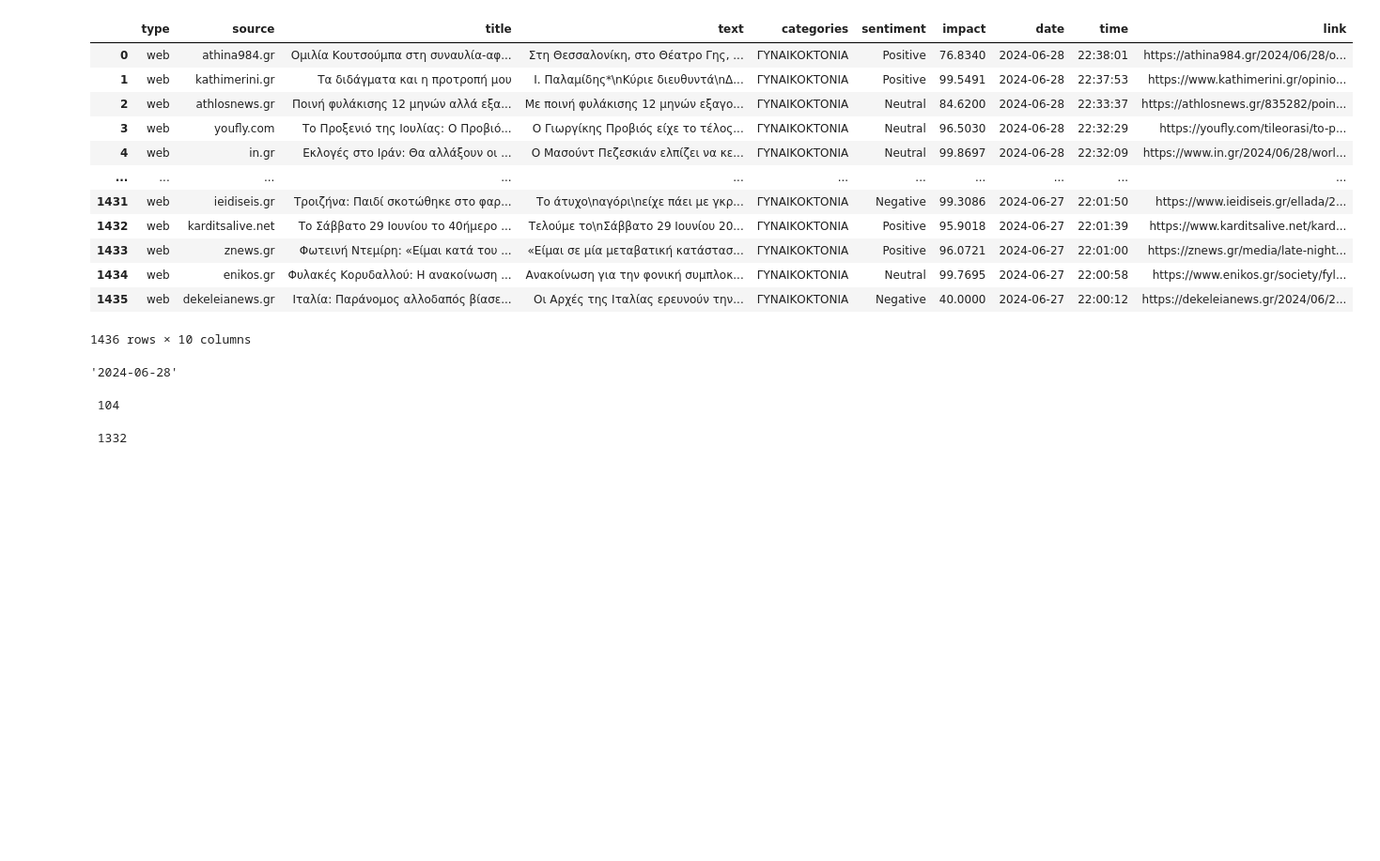
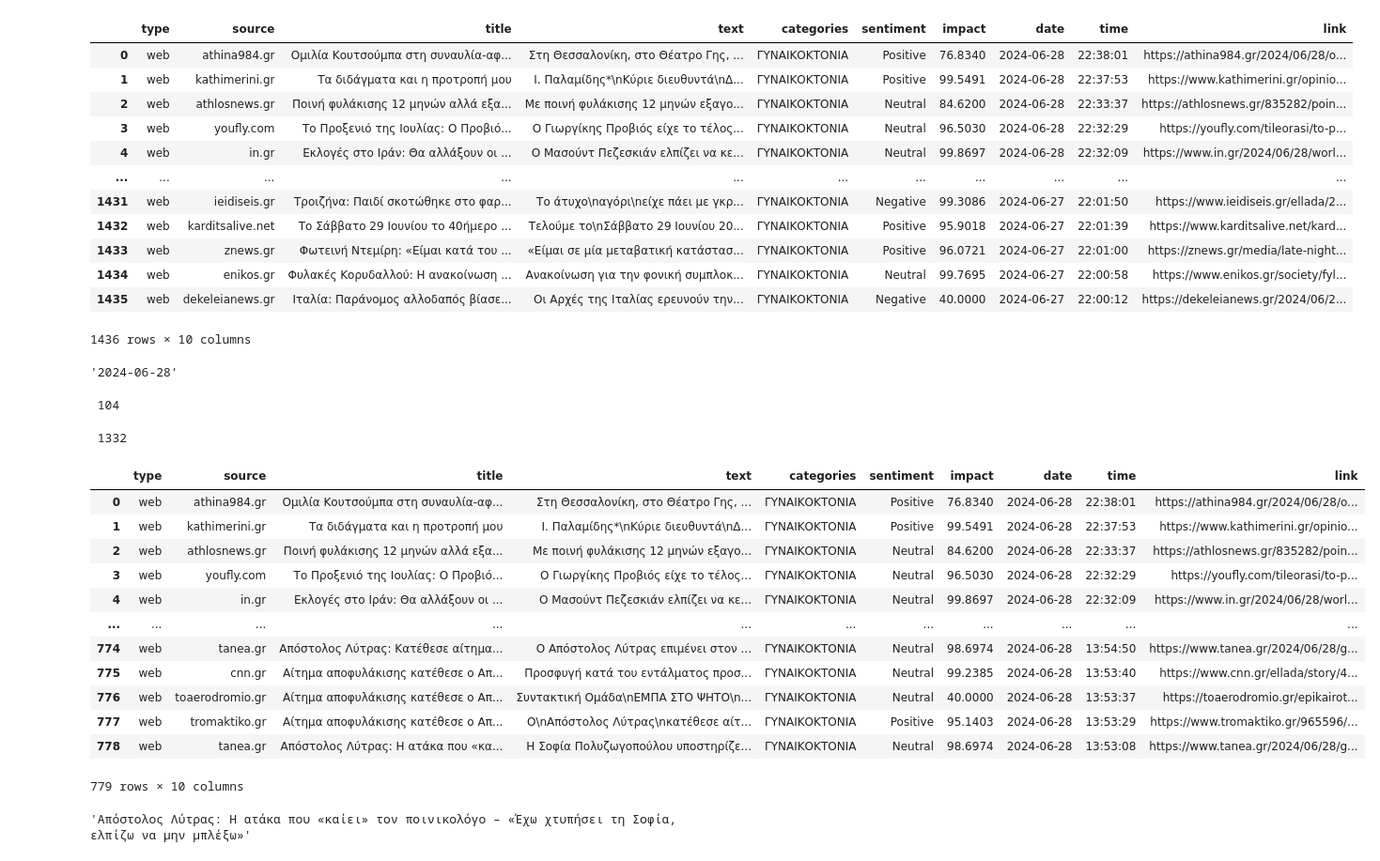
Before and after one commit to Kremmydasalexandros/datastories_for_emme, a Jupyter notebook: ΓΥΝΑΙΚΟΚΤΟΝΙΑ_15.ipynb, the cells around one changed output. Shown at 94% size. Saved outputs shown, nothing was run; the diff lists cells and outputs as text; code cells hidden in the pictures; blank space fills up the shorter version.

```diff
--- a/ΓΥΝΑΙΚΟΚΤΟΝΙΑ_15.ipynb
+++ b/ΓΥΝΑΙΚΟΚΤΟΝΙΑ_15.ipynb
@@ -72,3 +72,23 @@ arthra_28_iouniou = arthra_28_iouniou.shape[0]
 print(f' {arthra_28_iouniou}')
 # %% [output]
  1332
+# %%
+df.head(779)
+# %% [output]
+|  | type | source | title | text | categories | sentiment | impact | date | time | link |
+| 0 | web | athina984.gr | Ομιλία Κουτσούμπα στη συναυλία-αφ... | Στη Θεσσαλονίκη, στο Θέατρο Γης, ... | ΓΥΝΑΙΚΟΚΤΟΝΙΑ | Positive | 76.8340 | 2024-06-28 | 22:38:01 | https://athina984.gr/2024/06/28/o... |
+| 1 | web | kathimerini.gr | Τα διδάγματα και η προτροπή μου | Ι. Παλαμίδης*\nΚύριε διευθυντά\nΔ... | ΓΥΝΑΙΚΟΚΤΟΝΙΑ | Positive | 99.5491 | 2024-06-28 | 22:37:53 | https://www.kathimerini.gr/opinio... |
+| 2 | web | athlosnews.gr | Ποινή φυλάκισης 12 μηνών αλλά εξα... | Με ποινή φυλάκισης 12 μηνών εξαγο... | ΓΥΝΑΙΚΟΚΤΟΝΙΑ | Neutral | 84.6200 | 2024-06-28 | 22:33:37 | https://athlosnews.gr/835282/poin... |
+| 3 | web | youfly.com | Το Προξενιό της Ιουλίας: Ο Προβιό... | Ο Γιωργίκης Προβιός είχε το τέλος... | ΓΥΝΑΙΚΟΚΤΟΝΙΑ | Neutral | 96.5030 | 2024-06-28 | 22:32:29 | https://youfly.com/tileorasi/to-p... |
+| 4 | web | in.gr | Εκλογές στο Ιράν: Θα αλλάξουν οι ... | Ο Μασούντ Πεζεσκιάν ελπίζει να κε... | ΓΥΝΑΙΚΟΚΤΟΝΙΑ | Neutral | 99.8697 | 2024-06-28 | 22:32:09 | https://www.in.gr/2024/06/28/worl... |
+| ... | ... | ... | ... | ... | ... | ... | ... | ... | ... | ... |
+| 774 | web | tanea.gr | Απόστολος Λύτρας: Κατέθεσε αίτημα... | Ο Απόστολος Λύτρας επιμένει στον ... | ΓΥΝΑΙΚΟΚΤΟΝΙΑ | Neutral | 98.6974 | 2024-06-28 | 13:54:50 | https://www.tanea.gr/2024/06/28/g... |
+| 775 | web | cnn.gr | Αίτημα αποφυλάκισης κατέθεσε ο Απ... | Προσφυγή κατά του εντάλματος προσ... | ΓΥΝΑΙΚΟΚΤΟΝΙΑ | Neutral | 99.2385 | 2024-06-28 | 13:53:40 | https://www.cnn.gr/ellada/story/4... |
+| 776 | web | toaerodromio.gr | Αίτημα αποφυλάκισης κατέθεσε ο Απ... | Συντακτική Ομάδα\nΕΜΠΑ ΣΤΟ ΨΗΤΟ\n... | ΓΥΝΑΙΚΟΚΤΟΝΙΑ | Neutral | 40.0000 | 2024-06-28 | 13:53:37 | https://toaerodromio.gr/epikairot... |
+| 777 | web | tromaktiko.gr | Αίτημα αποφυλάκισης κατέθεσε ο Απ... | Ο\nΑπόστολος Λύτρας\nκατέθεσε αίτ... | ΓΥΝΑΙΚΟΚΤΟΝΙΑ | Positive | 95.1403 | 2024-06-28 | 13:53:29 | https://www.tromaktiko.gr/965596/... |
+| 778 | web | tanea.gr | Απόστολος Λύτρας: Η ατάκα που «κα... | Η Σοφία Πολυζωγοπούλου υποστηρίζε... | ΓΥΝΑΙΚΟΚΤΟΝΙΑ | Neutral | 98.6974 | 2024-06-28 | 13:53:08 | https://www.tanea.gr/2024/06/28/g... |
+779 rows × 10 columns
+# %%
+df.loc[778, 'title']
+# %% [output]
+'Απόστολος Λύτρας: Η ατάκα που «καίει» τον ποινικολόγο – «Έχω χτυπήσει τη Σοφία, ελπίζω να μην μπλέξω»'
```
Also changed, not shown: parts of 1 cell of this notebook.
